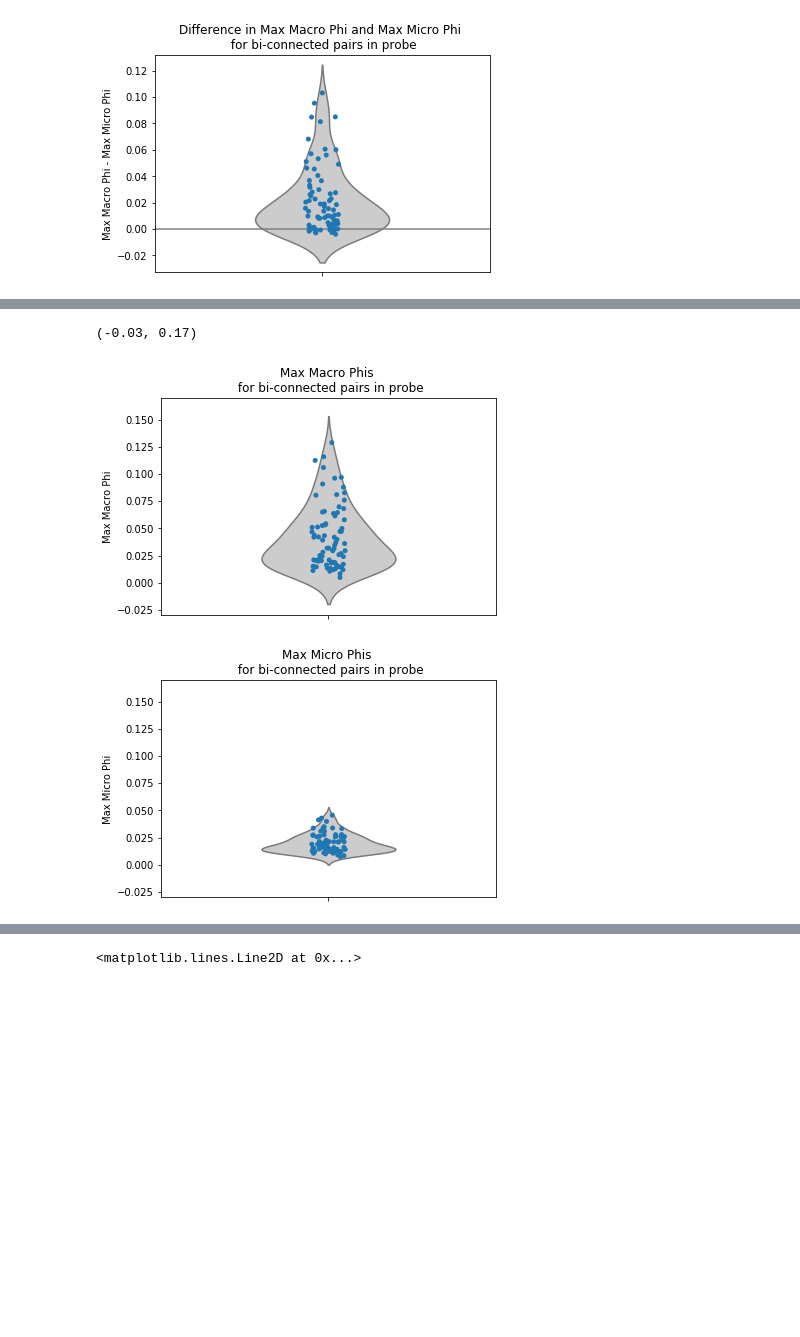
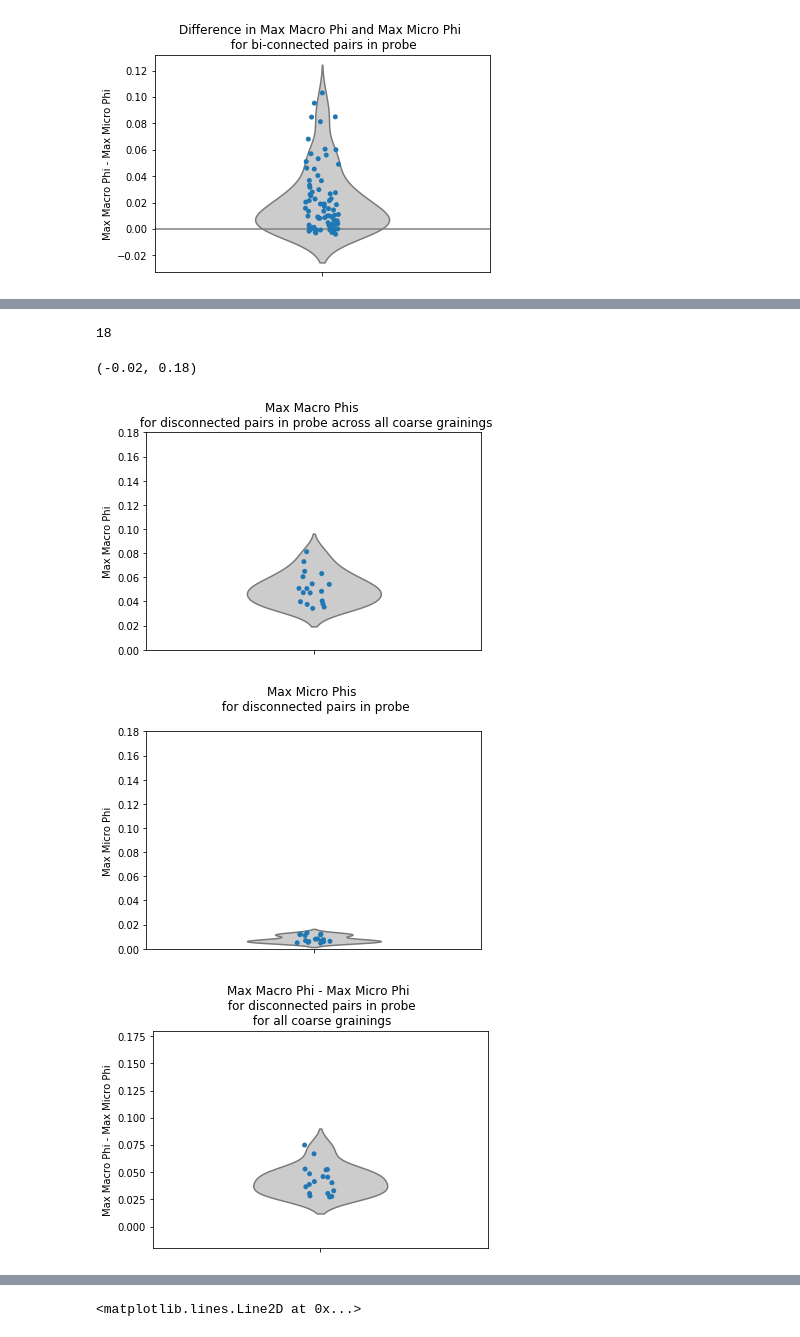
Before and after one commit to mmasque/temporal_emergence, a Jupyter notebook: spiking_statistics.ipynb, the cells around one changed output, grey strips where cells are left out. Drawn from its saved outputs; the diff is of its cells as text; code cells hidden in the pictures; blank space fills up the shorter version.

```diff
--- a/spiking_statistics.ipynb
+++ b/spiking_statistics.ipynb
@@ -361,0 +380,7 @@ plt.axhline(y=0, color='gray', linestyle='-')
+# %%
+# same as above, but for 16 coarse grainings
+import numpy as np
+all_16_macro_micros_bidir = np.load("results/all_16coarsegrains_macro_micros.npy", allow_pickle=True)
+all_16_macro_micros_disconnected = np.load("results/all_16coarsegrains_macro_micros_disconnected.npy", allow_pickle=True)
+all_16_macro_micros_disconnected_random = np.load("results/all_16coarsegrains_macro_micros_disconnected_random.npy", allow_pickle=True)
+all_16_macro_micros_disconnected_random_500 = np.load("results/all_16coarsegrains_macro_micros_disconnected_500.npy", allow_pickle=True)
@@ -361,0 +397,8 @@ plt.axhline(y=0, color='gray', linestyle='-')
+# %%
+# get non_nan maxes
+max_micros = np.array(max_micros_wnan)
+print([i for i, x in enumerate(~np.isnan(max_micros)) if x])
+max_micros = max_micros[~np.isnan(max_micros)]
+
+max_macros = [np.array(m_mac) for m_mac in max_macros_wnan]
+max_macros = [m_mac[~np.isnan(m_mac)] for m_mac in max_macros]
@@ -362,25 +449,37 @@ plt.axhline(y=0, color='gray', linestyle='-')
+# %%
+#max of all macros
+sup_macros = []
+for i in range(len(max_macros[0])):
+    sup_macros.append(max([max_macros[j][i] for j in range(len(max_macros)-1)]))
+# %%
+len(sup_macros)
+# %% [output]
+18
 # %%
-
-macros = np.array(max_macros)
-macros = macros[~np.isnan(macros)]
-
-micros = np.array(max_micros)
-micros = micros[~np.isnan(micros)]
+# plot the max of all macro coarse grainings
+ax = sns.violinplot(sup_macros, orient='v', color=".8", inner=None, width=0.4)
+ax = sns.stripplot(sup_macros, orient='v',jitter=0.05)
+plt.ylabel("Max Macro Phi")
+plt.title("Max Macro Phis \n for disconnected pairs in probe across all coarse grainings")
+plt.ylim([0,0.18])
+plt.figure()
 
 
-ax = sns.violinplot(macros, orient='v', color=".8", inner=None, width=0.4)
-ax = sns.stripplot(macros, orient='v',jitter=0.05)
-plt.ylabel("Max Macro Phi")
-plt.title("Max Macro Phis \n for bi-connected pairs in probe")
-plt.ylim([-0.03,0.17])
+ax = sns.violinplot(max_micros, orient='v', color=".8", inner=None, width=0.4)
+ax = sns.stripplot(max_micros, orient='v',jitter=0.05)
+plt.ylabel("Max Micro Phi")
+plt.title("Max Micro Phis \n for disconnected pairs in probe\n")
+plt.ylim([0,0.18])
+
 plt.figure()
 
-ax = sns.violinplot(micros, orient='v', color=".8", inner=None, width=0.4)
-ax = sns.stripplot(micros, orient='v',jitter=0.05)
-plt.ylabel("Max Micro Phi")
-plt.title("Max Micro Phis \n for bi-connected pairs in probe")
-plt.ylim([-0.03,0.17])
+ax = sns.violinplot(sup_macros - max_micros, orient='v', color=".8", inner=None, width=0.4)
+ax = sns.stripplot(sup_macros - max_micros, orient='v',jitter=0.05)
+plt.ylabel("Max Macro Phi - Max Micro Phi")
+plt.title("Max Macro Phi - Max Micro Phi \n for disconnected pairs in probe\n for all coarse grainings")
+plt.ylim([-0.02,0.18])
 # %% [output]
-(-0.03, 0.17)
+(-0.02, 0.18)
-[figure, old version]
+[figure, new version]
-[figure, old version]
+[figure, new version]
+[figure, added]
```
Also changed, not shown: parts of 19 cells of this notebook, 3 other files.
